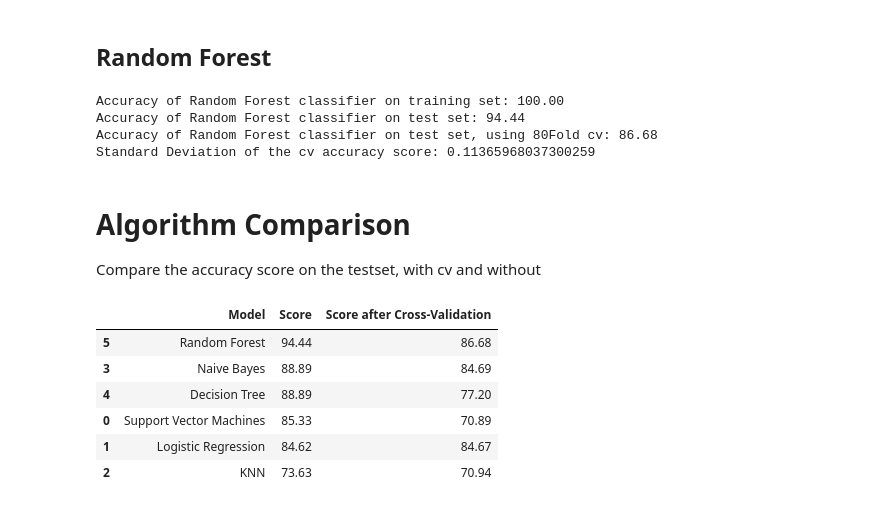
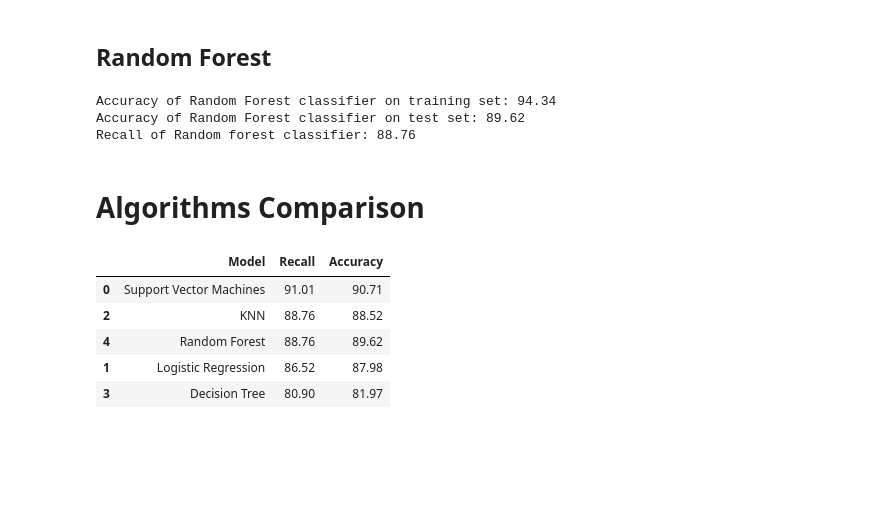
Before and after one commit to anatlevari/HeartFailureClassification, a Jupyter notebook: Heart Failure - Classification.ipynb, the cells around one changed output. Drawn from its saved outputs; the diff is of its cells as text; code cells hidden in the pictures; blank space fills up the shorter version.

```diff
--- a/Heart Failure - Classification.ipynb
+++ b/Heart Failure - Classification.ipynb
@@ -35,5 +40,5 @@ Matplotlib created a temporary config/cache directory at /var/folders/73/0j93mrv
 # %%
-df = pd.read_csv('/Users/anatlevari/Downloads/heart.csv')
+df = pd.read_csv('/Users/anatlevari/Downloads/heart_clean.csv')
 # %% [markdown]
 # Classification
 # %% [markdown]
@@ -61,8 +68,9 @@ X = df.iloc[:,:-1].values  #input
 y = df.iloc[:, 11].values  # output - target
 
 # divide the data into train and test
-X_train, X_test, y_train, y_test = train_test_split(X, y, test_size = 0.2, random_state=0)
+X_train, X_test, y_train, y_test = train_test_split(X, y, test_size = 0.25, random_state=0)
 
+# scale
 sc_X = StandardScaler()
 X_train = sc_X.fit_transform(X_train)
 X_test = sc_X.transform(X_test)
@@ -297,46 +203,41 @@ The difference between the accuracy over the train and dataset implies overfitti
 # %% [markdown]
 ## Random Forest
 # %%
-rf = RandomForestClassifier(n_estimators=250)
+rf = RandomForestClassifier(n_estimators=300, max_depth=6)
 rf.fit(X_train,y_train)
 
 # random forest accuracy
-rf_acc = round(rf.score(X_test,y_test) * 100, 2)
-
-# random forest accuracy using cv
-rf_scores = cross_val_score(rf, X, y, scoring='accuracy', cv=80)
-rf_acc_cv = round(rf_scores.mean() * 100, 2)
+rf_acc_train = round(rf.score(X_train,y_train) *100, 2)
+rf_acc_test = round(rf.score(X_test,y_test)*100, 2)
 
 print('Accuracy of Random Forest classifier on training set: {:.2f}'
-     .format(round(rf.score(X_train, y_train)*100, 2)))
+     .format(rf_acc_train))
 print('Accuracy of Random Forest classifier on test set: {:.2f}'
-     .format(rf_acc))
-print('Accuracy of Random Forest classifier on test set, using 80Fold cv: {:.2f}'
-     .format(rf_acc_cv))
+     .format(rf_acc_test))
 
-# Verify balance of the data in the division of cv
-print("Standard Deviation of the cv accuracy score:", rf_scores.std())
+# recall calculation
+y_preds = rf.predict(X_test)
+recall_rf = round(recall_score(y_test, y_preds)*100, 2)
+
+print('Recall of Random forest classifier: {:.2f}'.format(recall_rf))
 # %% [output]
-Accuracy of Random Forest classifier on training set: 100.00
-Accuracy of Random Forest classifier on test set: 94.44
-Accuracy of Random Forest classifier on test set, using 80Fold cv: 86.68
-Standard Deviation of the cv accuracy score: 0.11365968037300259
+Accuracy of Random Forest classifier on training set: 94.34
+Accuracy of Random Forest classifier on test set: 89.62
+Recall of Random forest classifier: 88.76
 # %% [markdown]
-# Algorithm Comparison
-Compare the accuracy score on the testset, with cv and without
+# Algorithms Comparison
 # %%
 models = pd.DataFrame({
-    'Model': ['Support Vector Machines', 'Logistic Regression', 'KNN', 'Naive Bayes', 'Decision Tree',
+    'Model': ['Support Vector Machines', 'Logistic Regression', 'KNN', 'Decision Tree',
               'Random Forest'],
-    'Score': [svm_acc, logreg_acc, knn_acc, gnb_acc, clf_acc, rf_acc],
-'Score after Cross-Validation': [svm_acc_cv, logreg_acc_cv, knn_acc_cv, gnb_acc_cv, clf_acc_cv, rf_acc_cv]})
-models.sort_values(by='Score', ascending=False)
+'Recall': [recall_svm, recall_logreg, recall_knn, recall_clf, recall_rf],
+'Accuracy': [svm_acc_test, logreg_acc_test, knn_acc_test, clf_acc_test, rf_acc_test]})
+models.sort_values(by='Recall', ascending=False)
 # %% [output]
-|  | Model | Score | Score after Cross-Validation |
-| 5 | Random Forest | 94.44 | 86.68 |
-| 3 | Naive Bayes | 88.89 | 84.69 |
-| 4 | Decision Tree | 88.89 | 77.20 |
-| 0 | Support Vector Machines | 85.33 | 70.89 |
-| 1 | Logistic Regression | 84.62 | 84.67 |
-| 2 | KNN | 73.63 | 70.94 |
+|  | Model | Recall | Accuracy |
+| 0 | Support Vector Machines | 91.01 | 90.71 |
+| 2 | KNN | 88.76 | 88.52 |
+| 4 | Random Forest | 88.76 | 89.62 |
+| 1 | Logistic Regression | 86.52 | 87.98 |
+| 3 | Decision Tree | 80.90 | 81.97 |
 # %% [markdown]
```
Also changed, not shown: parts of 22 cells of this notebook, 1 other file.
